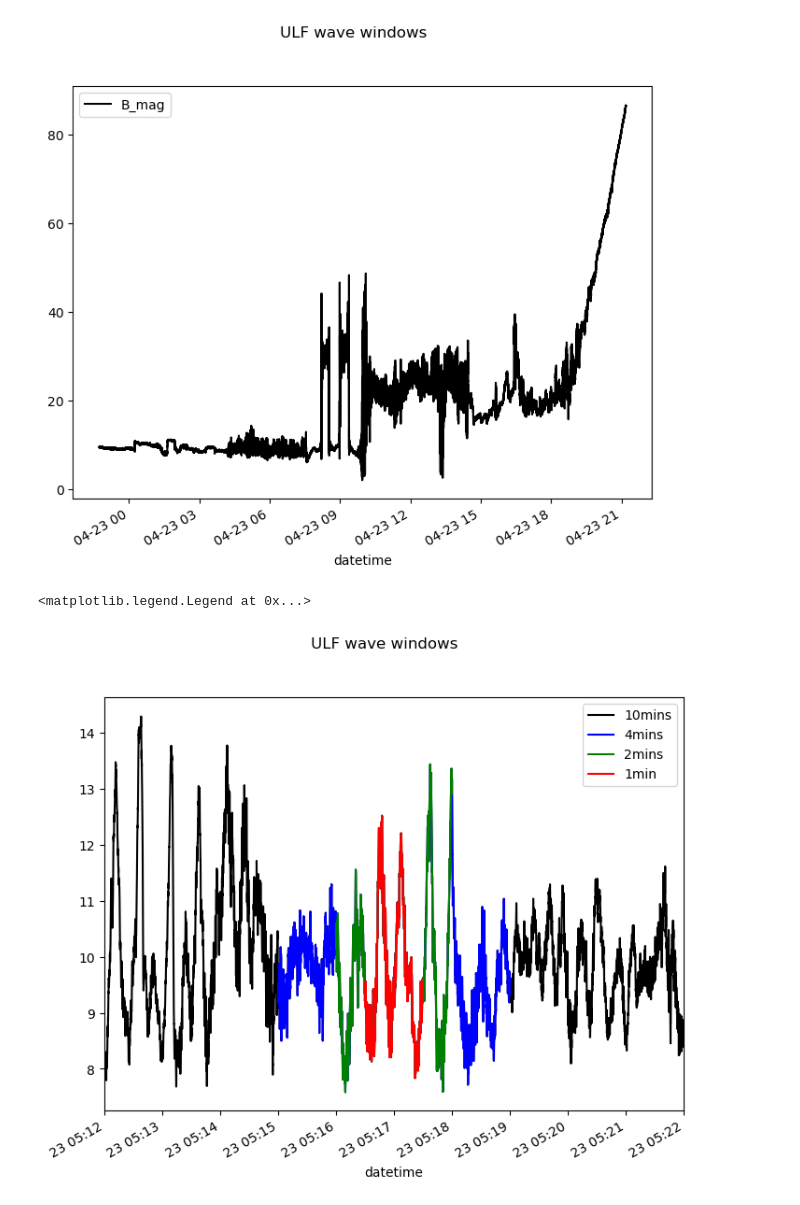
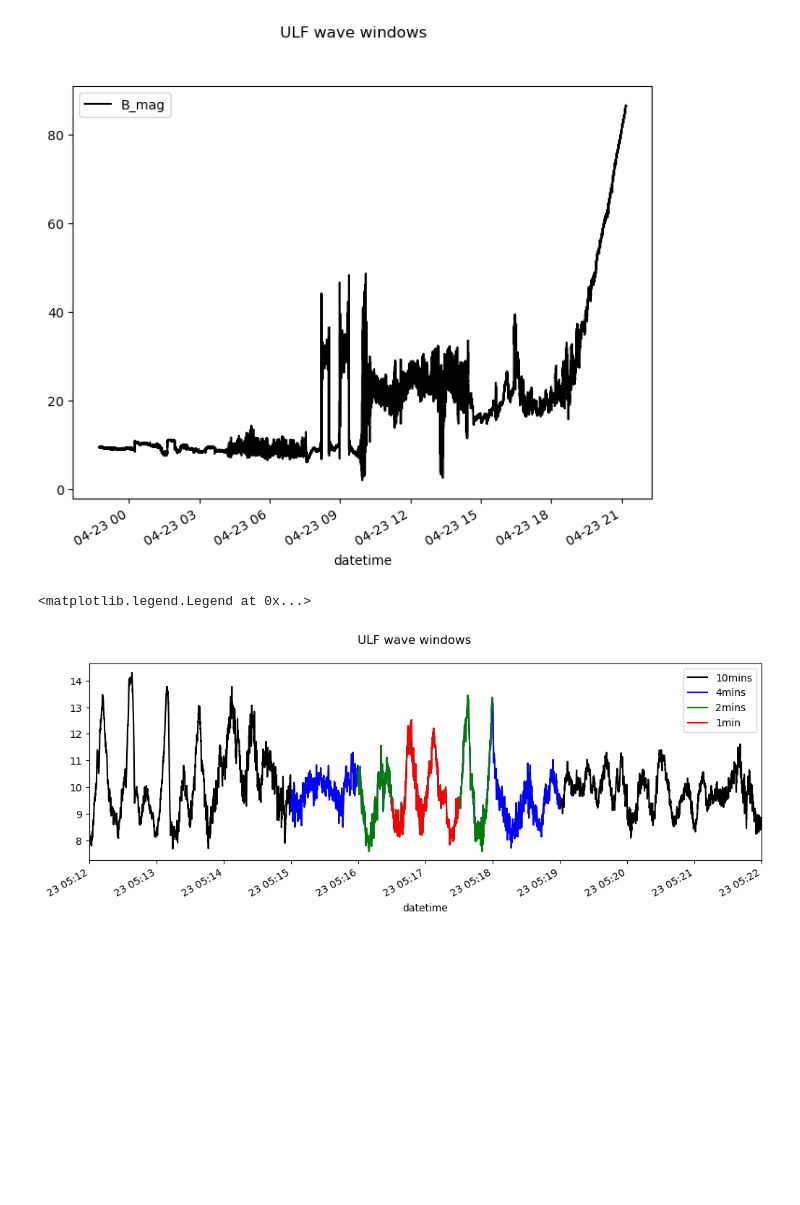
Before and after one commit to solarwindstream/gipm-mapping, a Jupyter notebook: Power Spectrum.ipynb, the cells around one changed output. Cells and saved outputs as stored; diff of their text form; code cells hidden in the pictures; blank space fills up the shorter version.

```diff
--- a/Power Spectrum.ipynb
+++ b/Power Spectrum.ipynb
@@ -48,16 +50,16 @@ ULF_df_2mins = ULF_df.loc[((ULF_df.index >= time_start_2mins) & (ULF_df.index <
 ULF_df_4mins = ULF_df.loc[((ULF_df.index >= time_start_4mins) & (ULF_df.index < time_end_4mins))]
 ULF_df_10mins = ULF_df.loc[((ULF_df.index >= time_start_10mins) & (ULF_df.index < time_end_10mins))]
 # %%
-fig = plt.figure(figsize=(8, 6.5))
+fig = plt.figure(figsize=(12, 4))
 
 fig.suptitle('ULF wave windows')
 
 ULF_df_10mins['B_mag'].plot(color="black", label='10mins')
 ULF_df_4mins['B_mag'].plot(color="blue", label='4mins')
 ULF_df_2mins['B_mag'].plot(color="green", label='2mins')
 ULF_df_1min['B_mag'].plot(color="red", label='1min')
 plt.xlim(time_start_10mins, time_end_10mins)
 plt.legend()
 # %% [output]
 <matplotlib.legend.Legend at 0x...>
-[figure, old version]
+[figure, new version]
```
Also changed, not shown: parts of 6 cells of this notebook, 1 other file.
